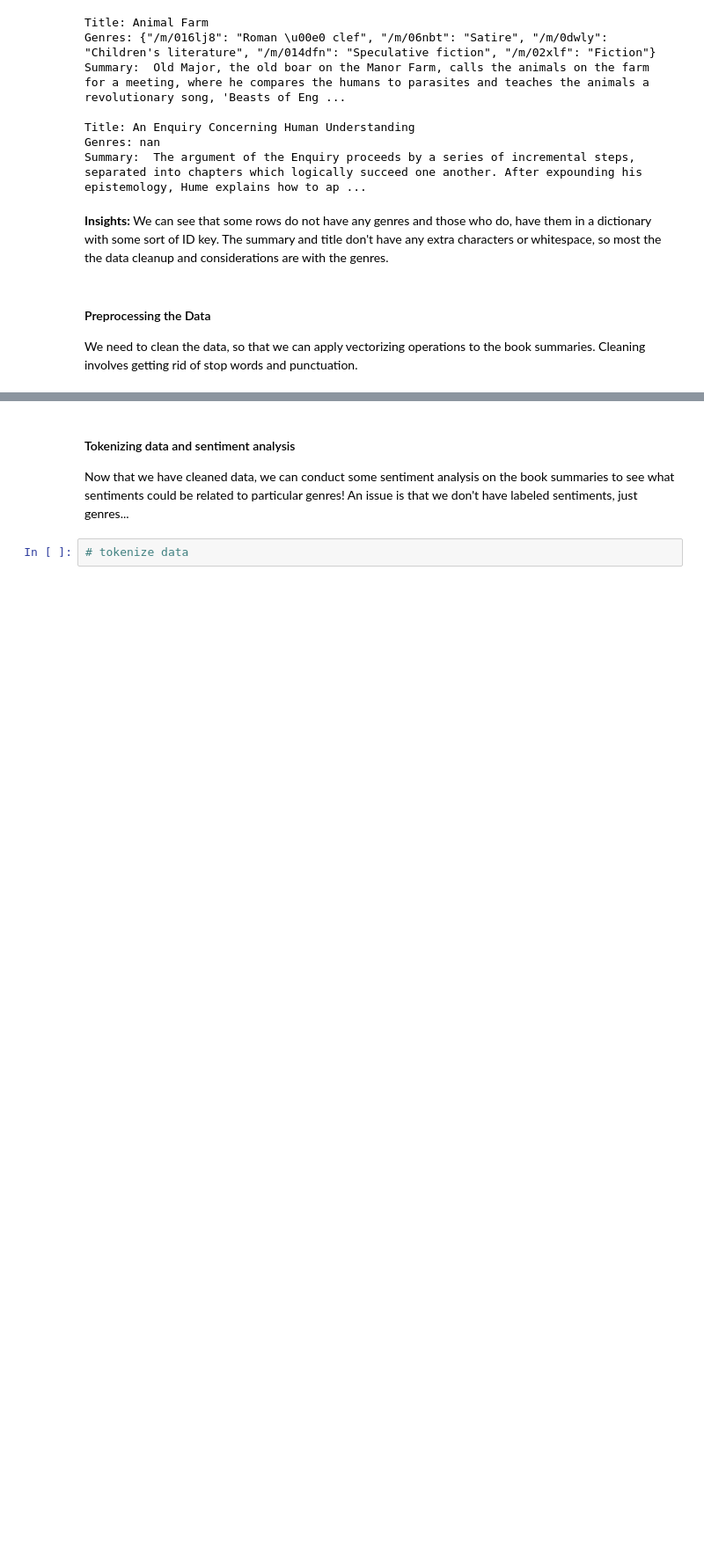
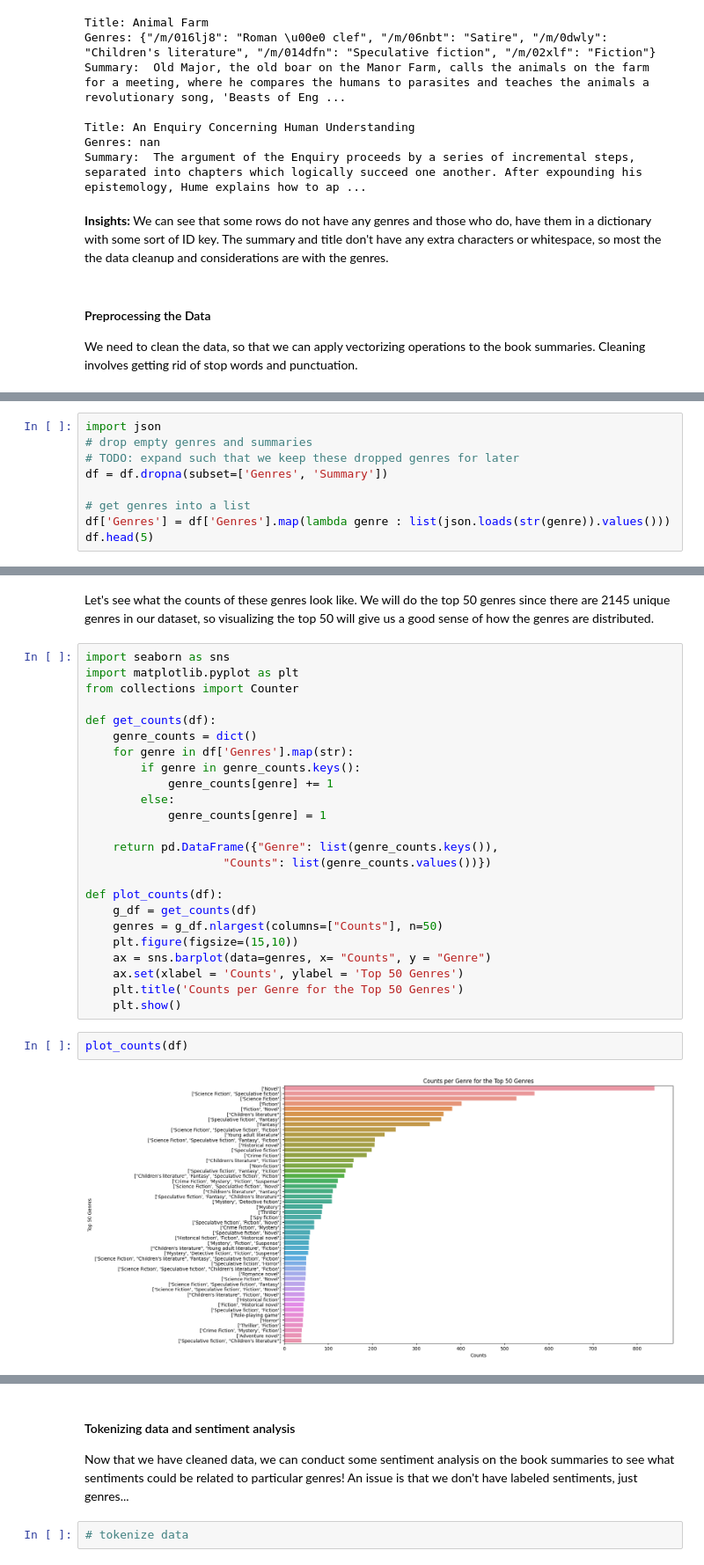
Before and after one commit to alexisechano/CS224N-Book-Summaries, a Jupyter notebook: preprocessing.ipynb, the cells around one changed output, grey strips where cells are left out. Shown: that part at 88% size. Cells and saved outputs as stored; diff of their text form; blank space fills up the shorter version.

Commit message:
added genre exploration and preprocessing

```diff
--- a/preprocessing.ipynb
+++ b/preprocessing.ipynb
@@ -134,0 +127,9 @@ df.head(5)
+# %%
+import json
+# drop empty genres and summaries
+# TODO: expand such that we keep these dropped genres for later
+df = df.dropna(subset=['Genres', 'Summary'])
+
+# get genres into a list
+df['Genres'] = df['Genres'].map(lambda genre : list(json.loads(str(genre)).values()))
+df.head(5)
@@ -134,0 +143,30 @@ df.head(5)
+# %% [markdown]
+Let's see what the counts of these genres look like. We will do the top 50 genres since there are 2145 unique genres in our dataset, so visualizing the top 50 will give us a good sense of how the genres are distributed.
+# %%
+import seaborn as sns
+import matplotlib.pyplot as plt
+from collections import Counter
+
+def get_counts(df):
+    genre_counts = dict()
+    for genre in df['Genres'].map(str):
+        if genre in genre_counts.keys():
+            genre_counts[genre] += 1
+        else:
+            genre_counts[genre] = 1
+
+    return pd.DataFrame({"Genre": list(genre_counts.keys()),
+                    "Counts": list(genre_counts.values())})
+
+def plot_counts(df):
+    g_df = get_counts(df)
+    genres = g_df.nlargest(columns=["Counts"], n=50)
+    plt.figure(figsize=(15,10))
+    ax = sns.barplot(data=genres, x= "Counts", y = "Genre")
+    ax.set(xlabel = 'Counts', ylabel = 'Top 50 Genres')
+    plt.title('Counts per Genre for the Top 50 Genres')
+    plt.show()
+# %%
+plot_counts(df)
+# %% [output]
+[figure, added]
```
Also changed, not shown: parts of 6 cells of this notebook.
